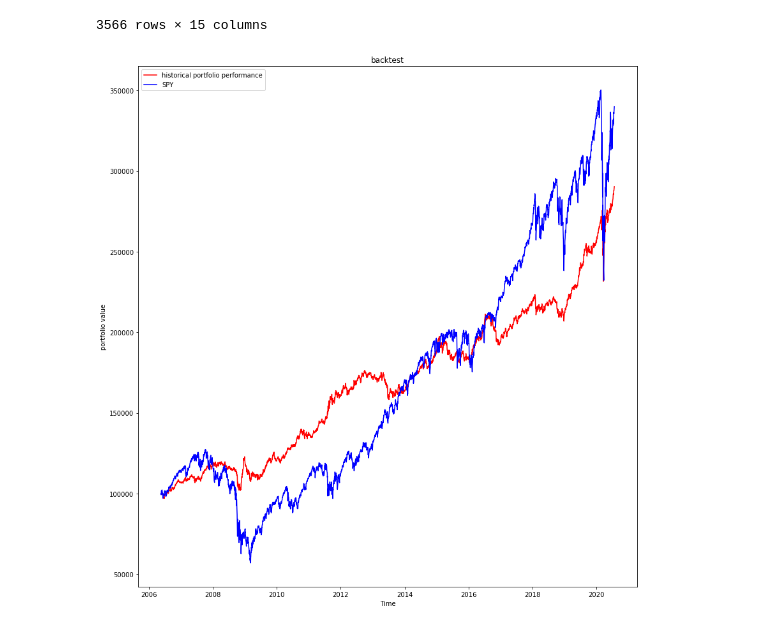
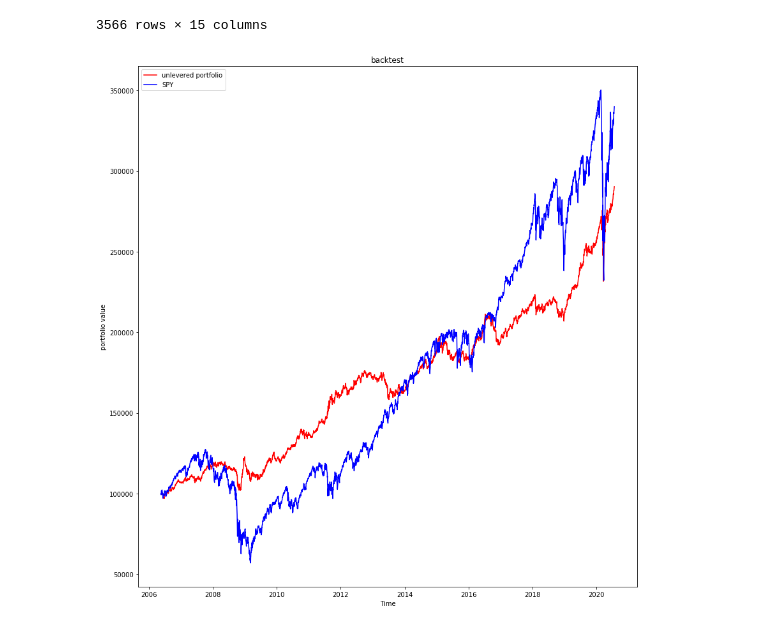
Before and after one commit to albud187/stock_analytics_prediction, a Jupyter notebook: Portfolio Optimization.ipynb, the cells around one changed output. Cells and saved outputs as stored; diff of their text form; code cells hidden in the pictures.

```diff
--- a/Portfolio Optimization.ipynb
+++ b/Portfolio Optimization.ipynb
@@ -368,16 +368,16 @@ sim_portfolio
 # %%
 back_test_series = sim_portfolio['my_portfolio Adj Close']
 benchmark_series = benchmark_portfolio['my_portfolio Adj Close']
 plt.figure(figsize = (14,15))
-plt.plot(back_test_series, color = 'red', label = 'historical portfolio performance')
+plt.plot(back_test_series, color = 'red', label = 'unlevered portfolio')
 plt.plot(benchmark_series, color = 'blue', label = 'SPY')
 plt.title('backtest')
 plt.xlabel('Time')
 plt.ylabel('portfolio value')
 plt.legend()
 plt.show()
 # %% [output]
-[figure, old version]
+[figure, new version]
 # %%
 def back_test(portfolio_df, leverage, margin_int)
 # %%
```
Also changed, not shown: parts of 1 cell of this notebook.
